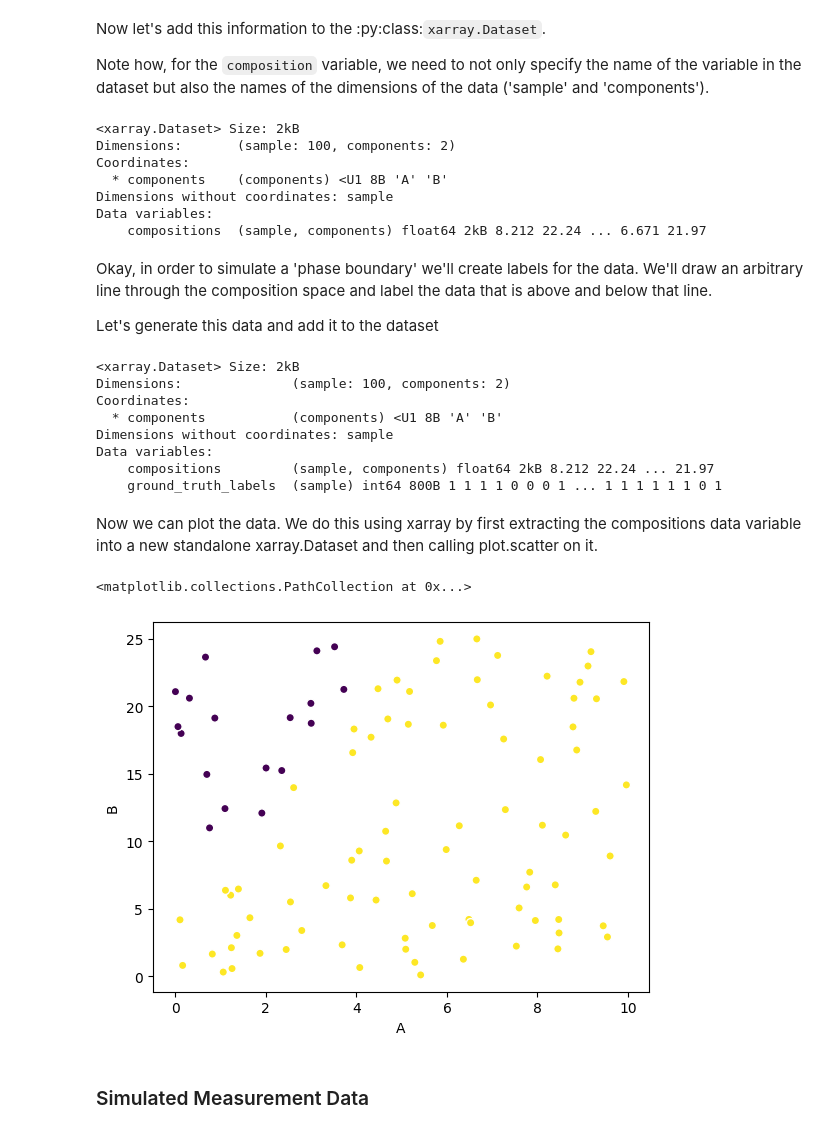
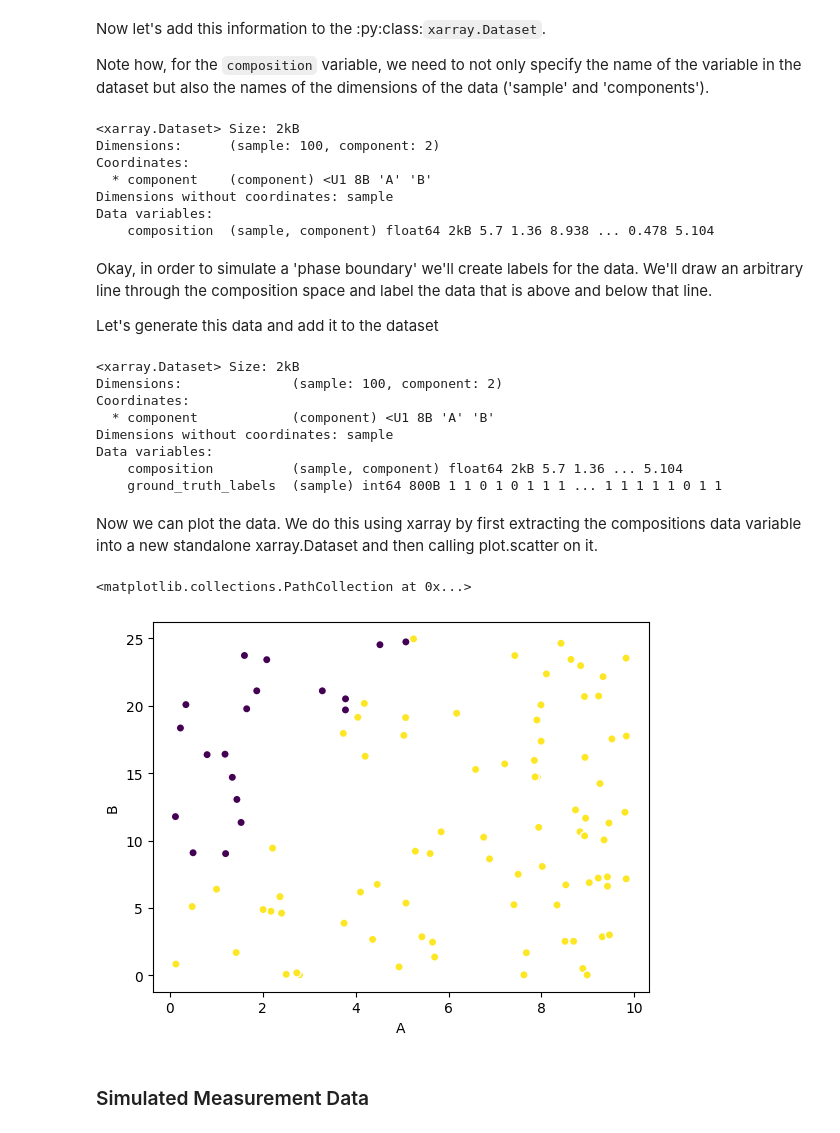
Before and after one commit to usnistgov/AFL-agent, a Jupyter notebook: docs/source/how-to/building_xarray_datasets.ipynb, the cells around one changed output. Cells and saved outputs as stored; diff of their text form; code cells hidden in the pictures.

```diff
--- a/docs/source/how-to/building_xarray_datasets.ipynb
+++ b/docs/source/how-to/building_xarray_datasets.ipynb
@@ -55,17 +55,17 @@ Now let's add this information to the :py:class:`xarray.Dataset`.
 
 Note how, for the `composition` variable, we need to not only specify the name of the variable in the dataset but also the names of the dimensions of the data ('sample' and 'components').
 # %%
-ds['compositions'] = (['sample','components'],compositions)
-ds['components'] = ('components',['A','B'])
+ds['composition'] = (['sample','component'],compositions)
+ds['component'] = ('component',['A','B'])
 ds
 # %% [output]
 <xarray.Dataset> Size: 2kB
-Dimensions:       (sample: 100, components: 2)
+Dimensions:      (sample: 100, component: 2)
 Coordinates:
-  * components    (components) <U1 8B 'A' 'B'
+  * component    (component) <U1 8B 'A' 'B'
 Dimensions without coordinates: sample
 Data variables:
-    compositions  (sample, components) float64 2kB 8.212 22.24 ... 6.671 21.97
+    composition  (sample, component) float64 2kB 5.7 1.36 8.938 ... 0.478 5.104
 # %% [markdown]
 Okay, in order to simulate a 'phase boundary' we'll create labels for the data. We'll draw an arbitrary line through the composition space and label the data that is above and below that line.
 
@@ -76,20 +76,20 @@ ds['ground_truth_labels'] = ('sample',labels)
 ds
 # %% [output]
 <xarray.Dataset> Size: 2kB
-Dimensions:              (sample: 100, components: 2)
+Dimensions:              (sample: 100, component: 2)
 Coordinates:
-  * components           (components) <U1 8B 'A' 'B'
+  * component            (component) <U1 8B 'A' 'B'
 Dimensions without coordinates: sample
 Data variables:
-    compositions         (sample, components) float64 2kB 8.212 22.24 ... 21.97
-    ground_truth_labels  (sample) int64 800B 1 1 1 1 0 0 0 1 ... 1 1 1 1 1 1 0 1
+    composition          (sample, component) float64 2kB 5.7 1.36 ... 5.104
+    ground_truth_labels  (sample) int64 800B 1 1 0 1 0 1 1 1 ... 1 1 1 1 1 0 1 1
 # %% [markdown]
 Now we can plot the data. We do this using xarray by first extracting the compositions data variable into a new standalone xarray.Dataset and then calling plot.scatter on it.
 # %%
-ds.compositions.to_dataset('components').plot.scatter(x='A',y='B',c=ds.ground_truth_labels)
+ds.composition.to_dataset('component').plot.scatter(x='A',y='B',c=ds.ground_truth_labels)
 # %% [output]
 <matplotlib.collections.PathCollection at 0x...>
-[figure, old version]
+[figure, new version]
 # %% [markdown]
 ### Simulated Measurement Data
 # %% [markdown]
```
Also changed, not shown: parts of 6 cells of this notebook, 1 other file.
